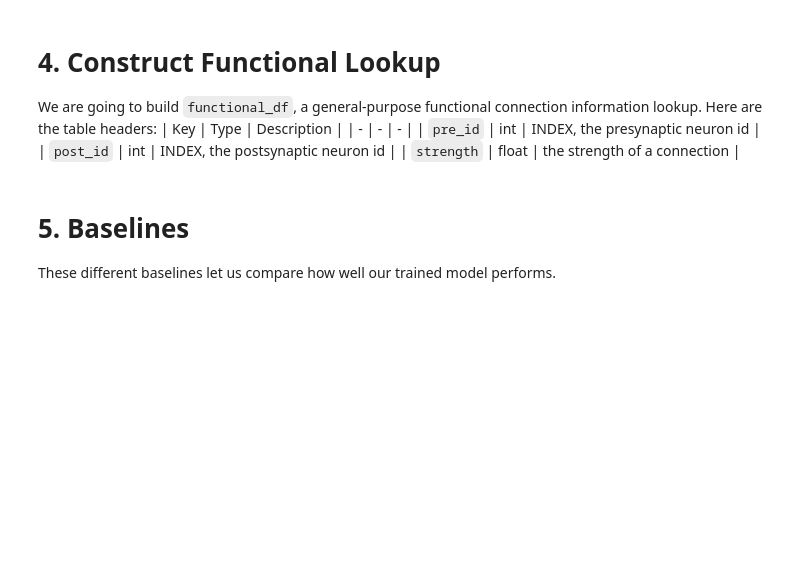
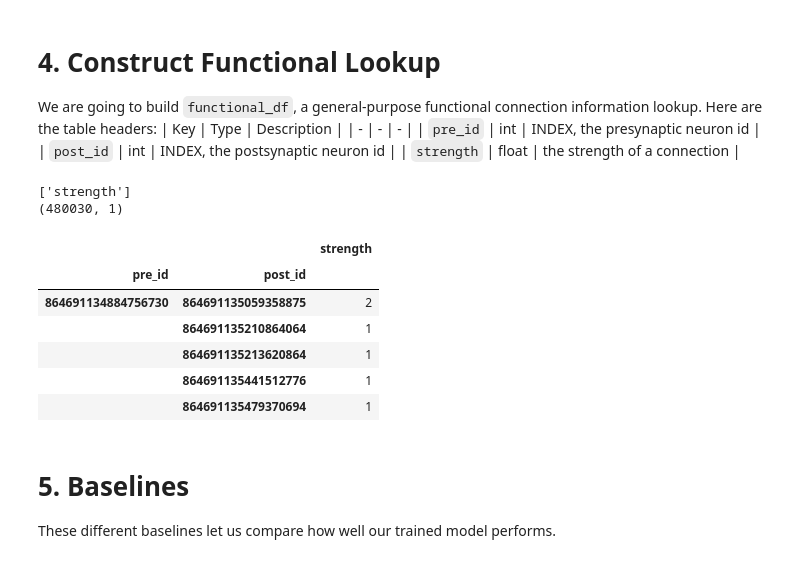
Before and after one commit to 12Jeef/NTAB_F26_Connectomics, a Jupyter notebook: jeffrey/official.ipynb, the cells around one changed output. Saved outputs shown, nothing was run; the diff lists cells and outputs as text; code cells hidden in the pictures; blank space fills up the shorter version.

```diff
--- a/jeffrey/official.ipynb
+++ b/jeffrey/official.ipynb
@@ -48,6 +48,7 @@ print(f".:    {os.listdir(".")}")
 
 NEURONS_REGEN = False
 SYNAPSES_REGEN = False
+FUNCTIONAL_REGEN = False
 DISTANCE_BENCH = False
 # %% [output]
 cwd:  /Users/jeffrey/projects/UCB/NTAB/NTAB_F26_Connectomics/jeffrey
@@ -459,3 +457,32 @@ functional_df.rename(columns={"n": "strength"}, inplace=True)
+# %%
+# TODO: actually get the data downloaded and usable soon™
+
+if FUNCTIONAL_REGEN:
+
+    functional_df = synapses_df.copy()
+    functional_df.rename(columns={"n": "strength"}, inplace=True)
+
+else:
+
+    functional_df = pd.read_parquet("cache/mnt/functional/functional.parquet")
+
+print(functional_df.columns.to_list())
+print(functional_df.shape)
+display(functional_df.head())
+
+if FUNCTIONAL_REGEN:
+    os.makedirs("cache/functional", exist_ok=True)
+    functional_df.to_parquet("cache/functional/functional.parquet")
+# %% [output]
+['strength']
+(480030, 1)
+|  |  | strength |
+| pre_id | post_id |  |
+| 864691134884756730 | 864691135059358875 | 2 |
+|  | 864691135210864064 | 1 |
+|  | 864691135213620864 | 1 |
+|  | 864691135441512776 | 1 |
+|  | 864691135479370694 | 1 |
 # %% [markdown]
 # 5. Baselines
 
```
Also changed, not shown: parts of 7 cells of this notebook.
